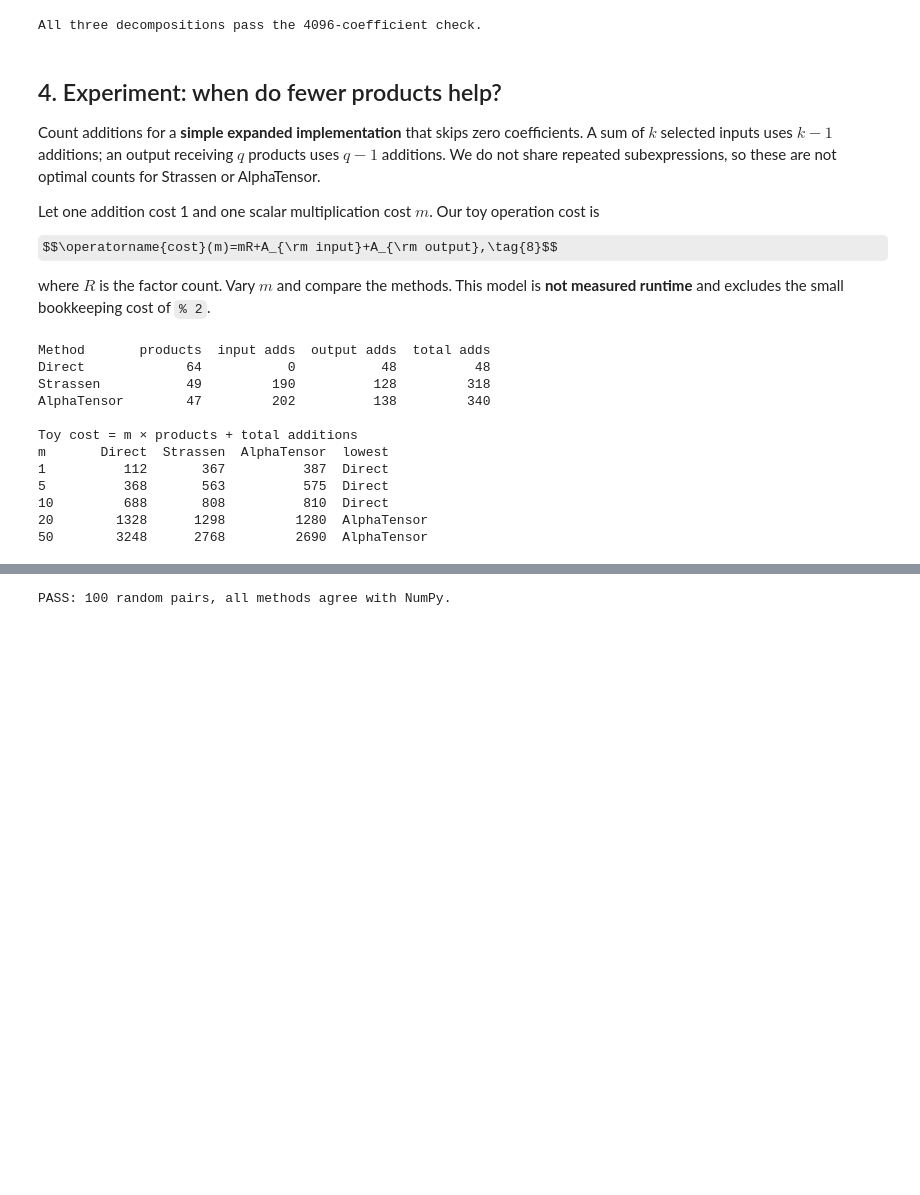
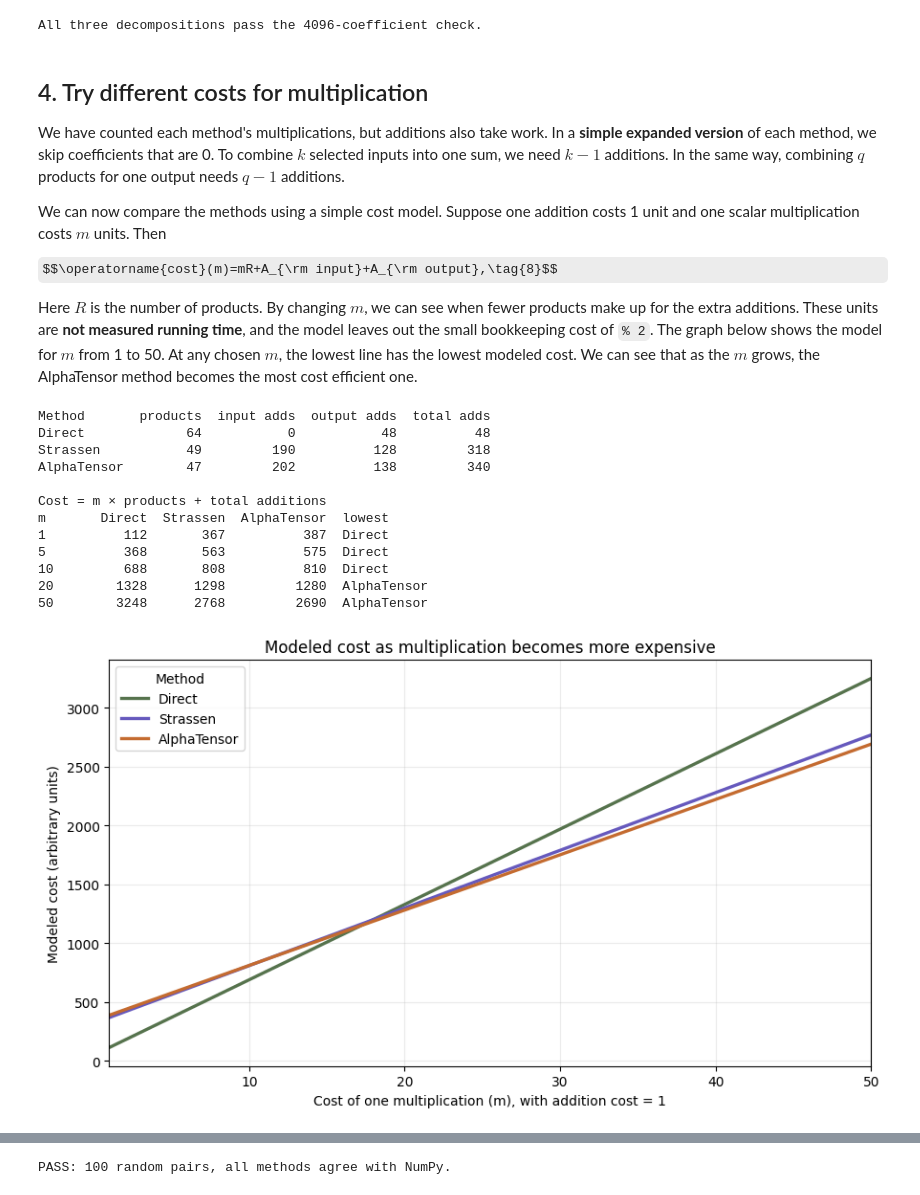
Before and after one commit to secreat14/AlphaEvolve-saplingagent-ppt, a Jupyter notebook: alphatensor_demo.ipynb, the cells around one changed output, grey strips where cells are left out. Saved outputs shown, nothing was run; the diff lists cells and outputs as text; code cells hidden in the pictures; some formulas as TeX source; blank space fills up the shorter version.

```diff
--- a/alphatensor_demo.ipynb
+++ b/alphatensor_demo.ipynb
@@ -259,15 +282,15 @@ print("All three decompositions pass the 4096-coefficient check.")
 # %% [output]
 All three decompositions pass the 4096-coefficient check.
 # %% [markdown]
-## 4. Experiment: when do fewer products help?
+## 4. Try different costs for multiplication
 
-Count additions for a **simple expanded implementation** that skips zero coefficients. A sum of $k$ selected inputs uses $k-1$ additions; an output receiving $q$ products uses $q-1$ additions. We do not share repeated subexpressions, so these are not optimal counts for Strassen or AlphaTensor.
+We have counted each method's multiplications, but additions also take work. In a **simple expanded version** of each method, we skip coefficients that are 0. To combine $k$ selected inputs into one sum, we need $k-1$ additions. In the same way, combining $q$ products for one output needs $q-1$ additions.
 
-Let one addition cost 1 and one scalar multiplication cost $m$. Our toy operation cost is
+We can now compare the methods using a simple cost model. Suppose one addition costs 1 unit and one scalar multiplication costs $m$ units. Then
 
 $$\operatorname{cost}(m)=mR+A_{\rm input}+A_{\rm output},\tag{8}$$
 
-where $R$ is the factor count. Vary $m$ and compare the methods. This model is **not measured runtime** and excludes the small bookkeeping cost of `% 2`.
+Here $R$ is the number of products. By changing $m$, we can see when fewer products make up for the extra additions. These units are **not measured running time**, and the model leaves out the small bookkeeping cost of `% 2`. The graph below shows the model for $m$ from 1 to 50. At any chosen $m$, the lowest line has the lowest modeled cost. We can see that as the $m$ grows, the AlphaTensor method becomes the most cost efficient one.
 # %%
 def operation_counts(terms):
     # Eq. (8): additions needed to form nonzero input linear combinations.
@@ -276,33 +299,52 @@ def operation_counts(terms):
     # Eq. (8): additions needed to combine terms at each output.
     output_additions = sum(sum(term["w"][o] for term in terms) - 1
                            for o in range(16))
     return len(terms), input_additions, output_additions
 
 
 methods = {"Direct": TERMS_64, "Strassen": TERMS_49, "AlphaTensor": TERMS_47}
 stats = {name: operation_counts(terms) for name, terms in methods.items()}
 print("Method       products  input adds  output adds  total adds")
 for name, (products, a_in, a_out) in stats.items():
     print(f"{name:12s} {products:8d} {a_in:11d} {a_out:12d} {a_in + a_out:11d}")
-print("\nToy cost = m × products + total additions")
+print("\nCost = m × products + total additions")
 print("m       Direct  Strassen  AlphaTensor  lowest")
 for m in (1, 5, 10, 20, 50):
     # Eq. (8): change the relative cost of one scalar multiplication.
     costs = {name: m * products + a_in + a_out
              for name, (products, a_in, a_out) in stats.items()}
     print(f"{m:<7d} {costs['Direct']:6d} {costs['Strassen']:9d} "
           f"{costs['AlphaTensor']:12d}  {min(costs, key=costs.get)}")
+
+# Plot the same cost model used in the table above.
+import matplotlib.pyplot as plt
+
+m_values = range(1, 51)
+colors = {"Direct": "#56734d", "Strassen": "#6659bd", "AlphaTensor": "#c46b30"}
+fig, ax = plt.subplots(figsize=(9, 5.2))
+for name, (products, a_in, a_out) in stats.items():
+    model_costs = [m * products + a_in + a_out for m in m_values]
+    ax.plot(m_values, model_costs, label=name, color=colors[name], linewidth=2.4)
+
+ax.set(title="Modeled cost as multiplication becomes more expensive",
+       xlabel="Cost of one multiplication (m), with addition cost = 1",
+       ylabel="Modeled cost (arbitrary units)", xlim=(1, 50))
+ax.grid(alpha=0.25)
+ax.legend(title="Method")
+fig.tight_layout()
+plt.show()
 # %% [output]
 Method       products  input adds  output adds  total adds
 Direct             64           0           48          48
 Strassen           49         190          128         318
 AlphaTensor        47         202          138         340
 
-Toy cost = m × products + total additions
+Cost = m × products + total additions
 m       Direct  Strassen  AlphaTensor  lowest
 1          112       367          387  Direct
 5          368       563          575  Direct
 10         688       808          810  Direct
 20        1328      1298         1280  AlphaTensor
 50        3248      2768         2690  AlphaTensor
+[figure, added]
 # %% [markdown]
```
Also changed, not shown: parts of 6 cells of this notebook, 2 other files.
